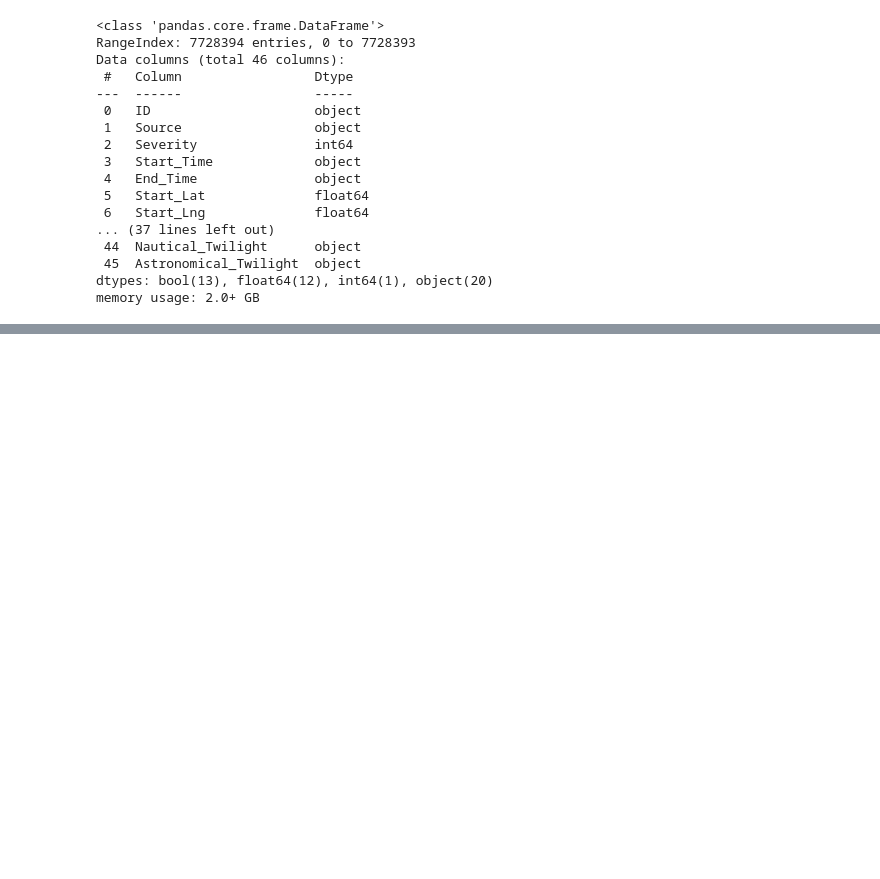
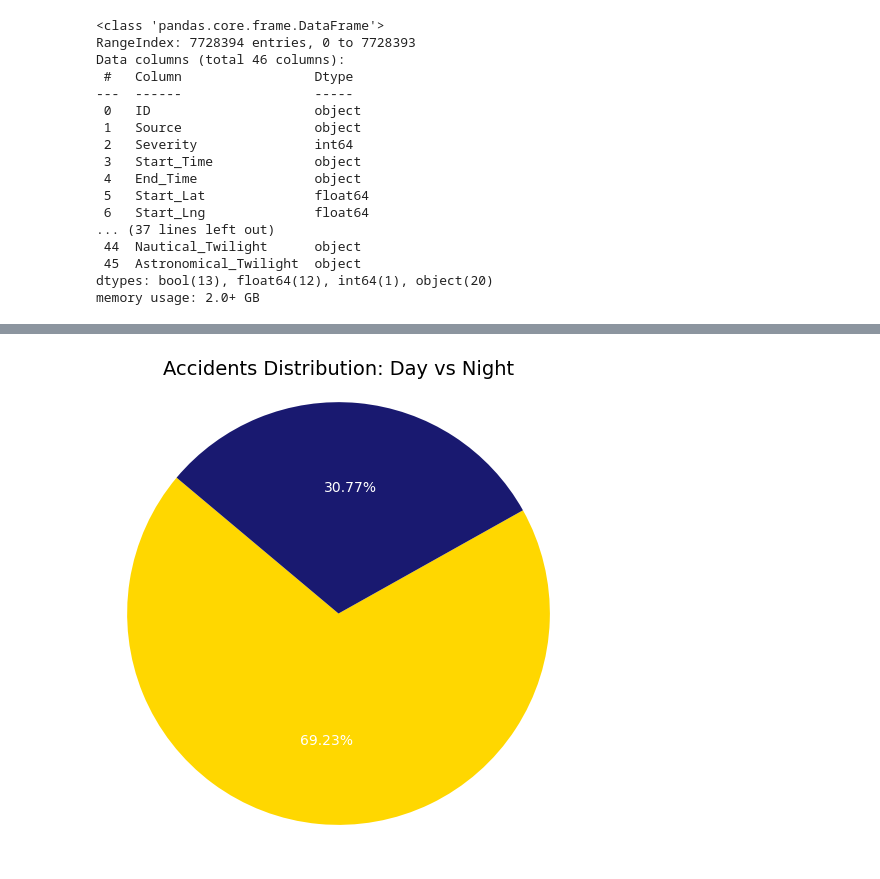
Before and after one commit to mascee/Traffic-Accidents, a Jupyter notebook: Filtering.ipynb, the cells around one changed output, grey strips where cells are left out. Saved outputs shown, nothing was run; the diff lists cells and outputs as text; code cells hidden in the pictures; blank space fills up the shorter version.

```diff
--- a/Filtering.ipynb
+++ b/Filtering.ipynb
@@ -112,0 +184,6 @@ df_2023.to_csv('Data/df_2023.csv', index=False)
+# %%
+total = df_filtered.loc[(df_filtered["Sunrise_Sunset"] == "Day") | (df_filtered["Sunrise_Sunset"] == "Night")]["ID"].count()
+day_df = df_filtered[df_filtered["Sunrise_Sunset"] == "Day"]
+day_acc = day_df["ID"].count()
+night_df = df_filtered[df_filtered["Sunrise_Sunset"] == "Night"]
+night_acc = night_df["ID"].count()
@@ -112,0 +198,23 @@ df_2023.to_csv('Data/df_2023.csv', index=False)
+# %%
+# Data
+# day_per = 69.23
+# night_per = 30.77
+labels = ['Day', 'Night']
+percentages = [day_per, night_per]
+colors = ['gold', 'midnightblue']
+# Pie chart
+plt.figure(figsize=(6, 6))
+plt.pie(
+    percentages,
+    labels=labels,
+    colors=colors,
+    autopct='%1.2f%%',
+    startangle=140,
+    textprops={'color': 'white'}
+)
+# Formatting
+plt.title('Accidents Distribution: Day vs Night', color='black', fontsize=14)
+plt.axis('equal')  # Equal aspect ratio ensures the pie is circular.
+plt.show()
+# %% [output]
+[figure, added]
```
Also changed, not shown: parts of 40 cells of this notebook.
